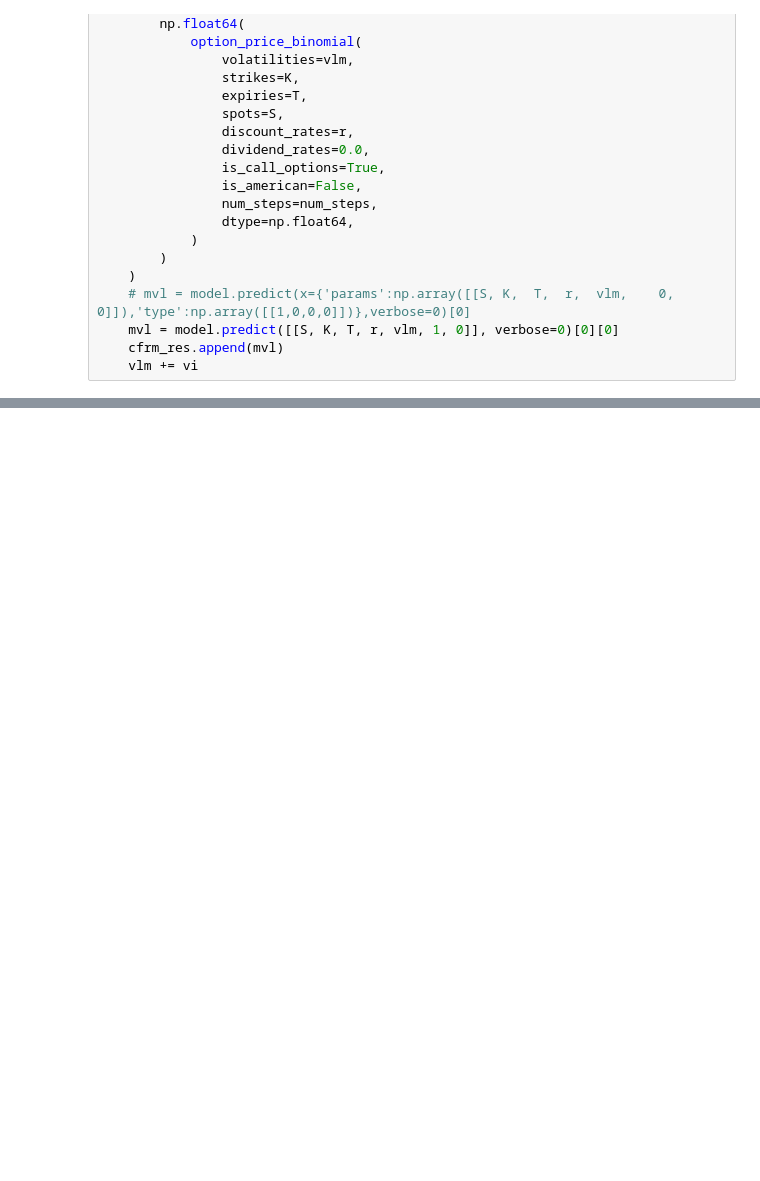
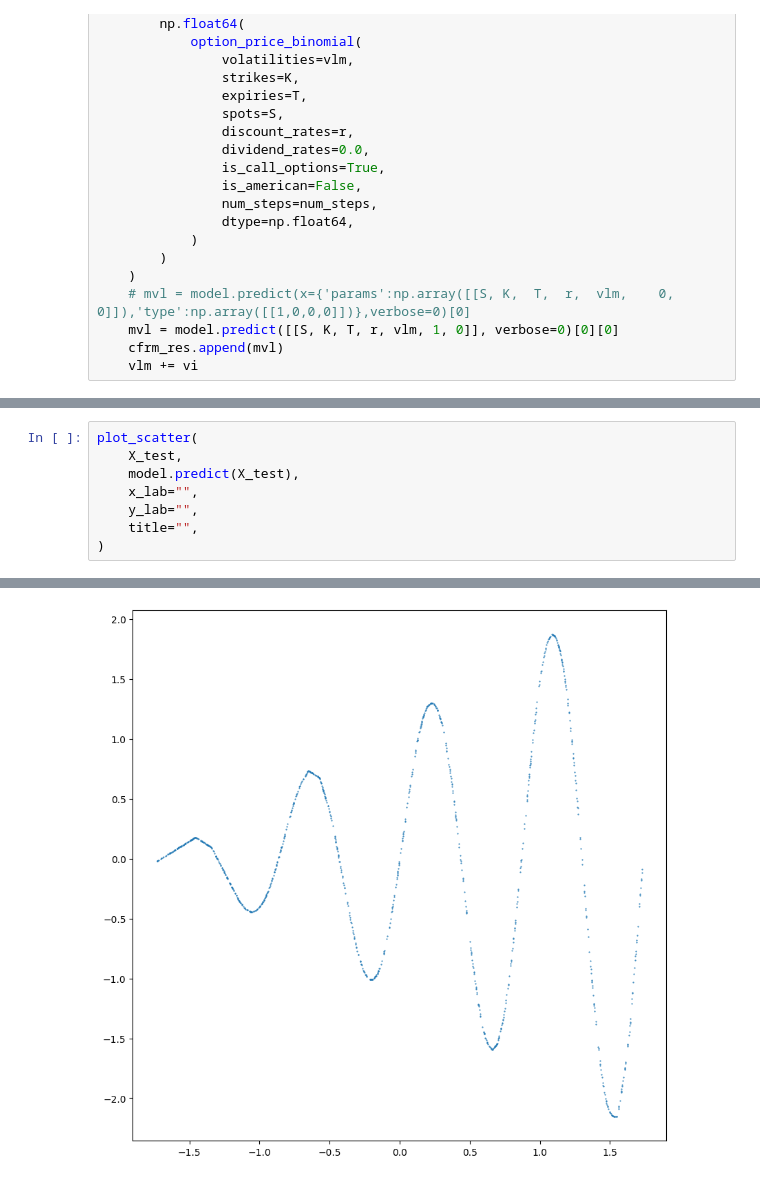
Before and after one commit to parrisma/optprice, a Jupyter notebook: jupyter/optprice.ipynb, the cells around one changed output, grey strips where cells are left out. Drawn from its saved outputs; the diff is of its cells as text; blank space fills up the shorter version.

```diff
--- a/jupyter/optprice.ipynb
+++ b/jupyter/optprice.ipynb
@@ -2592,0 +2734,9 @@ plot_price_surface(
+# %%
+plot_scatter(
+    X_test,
+    model.predict(X_test),
+    x_lab="",
+    y_lab="",
+    title="",
+)
+# %% [output]
@@ -2592,0 +2744 @@ plot_price_surface(
+[figure, added]
```
Also changed, not shown: parts of 19 cells of this notebook.
